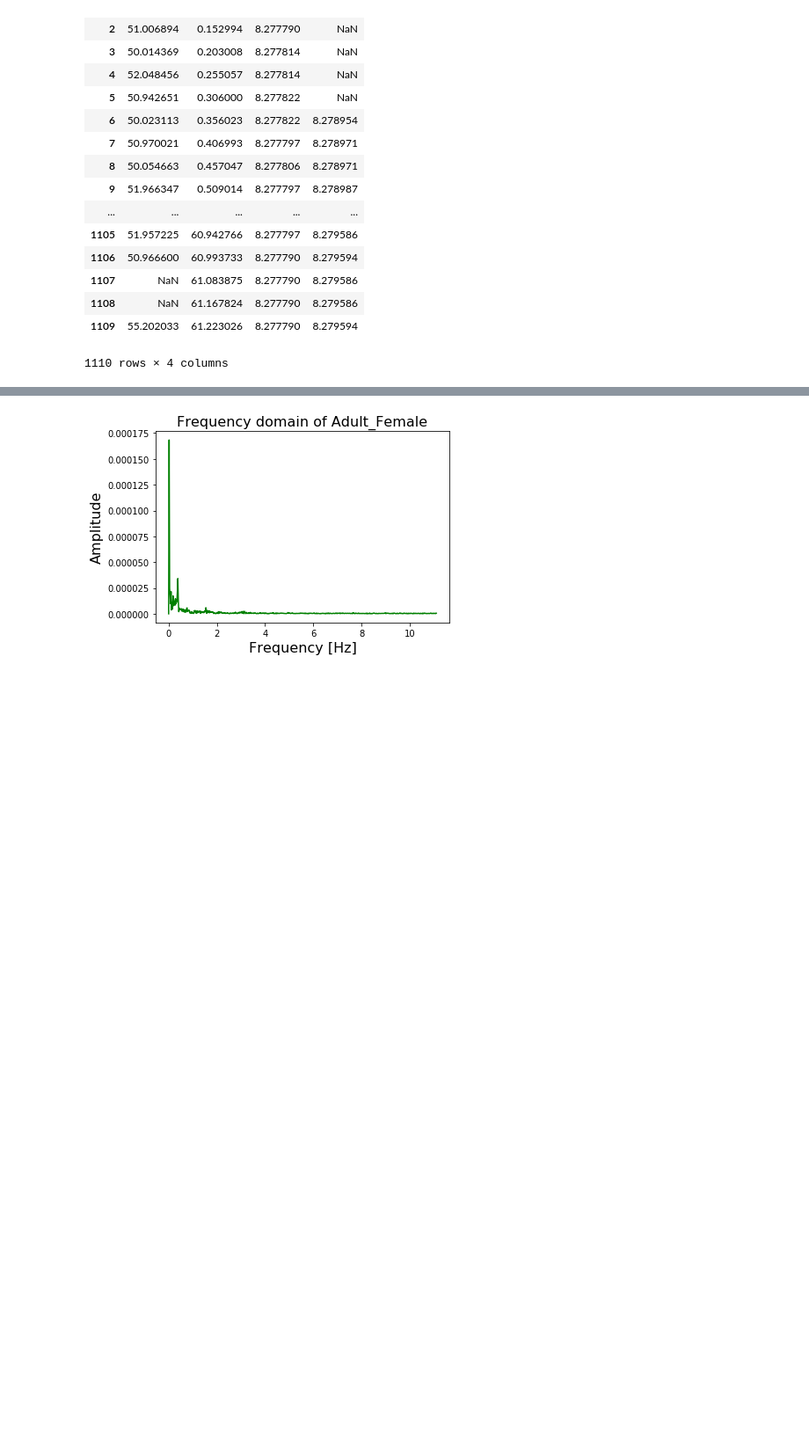
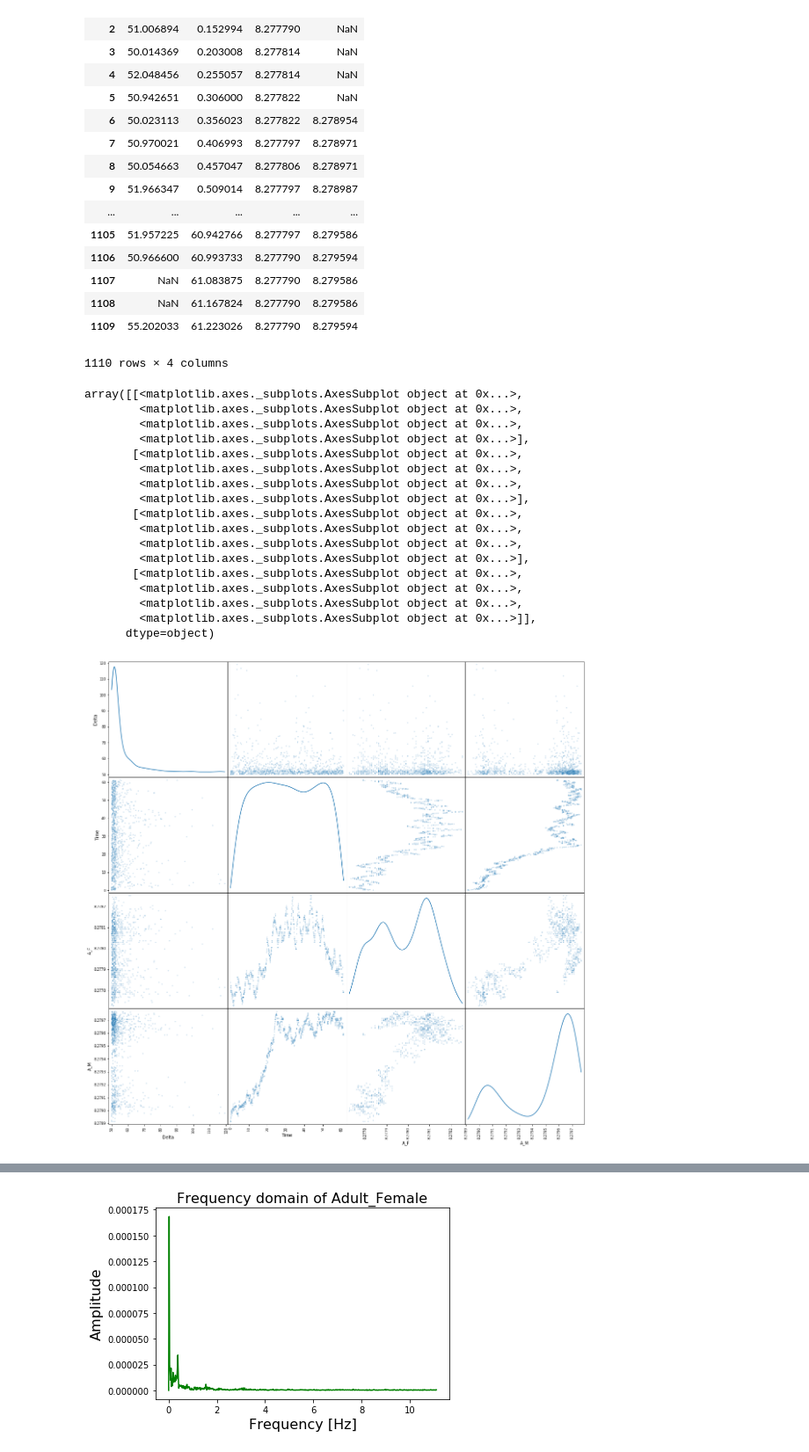
Before and after one commit to everAspiring/IOHB, a Jupyter notebook: FFT.ipynb, the cells around one changed output, grey strips where cells are left out. Shown at 88% size. Drawn from its saved outputs; the diff is of its cells as text; code cells hidden in the pictures; blank space fills up the shorter version.

```diff
--- a/FFT.ipynb
+++ b/FFT.ipynb
@@ -88,7 +88,26 @@ remove_outliers(dataset, 2)
 1110 rows × 4 columns
 # %%
 from pandas.plotting import scatter_matrix
-#scatter_matrix(dataset, alpha=0.2, figsize=(20, 20), diagonal='kde')
+scatter_matrix(dataset, alpha=0.2, figsize=(20, 20), diagonal='kde')
+# %% [output]
+array([[<matplotlib.axes._subplots.AxesSubplot object at 0x...>,
+        <matplotlib.axes._subplots.AxesSubplot object at 0x...>,
+        <matplotlib.axes._subplots.AxesSubplot object at 0x...>,
+        <matplotlib.axes._subplots.AxesSubplot object at 0x...>],
+       [<matplotlib.axes._subplots.AxesSubplot object at 0x...>,
+        <matplotlib.axes._subplots.AxesSubplot object at 0x...>,
+        <matplotlib.axes._subplots.AxesSubplot object at 0x...>,
+        <matplotlib.axes._subplots.AxesSubplot object at 0x...>],
+       [<matplotlib.axes._subplots.AxesSubplot object at 0x...>,
+        <matplotlib.axes._subplots.AxesSubplot object at 0x...>,
+        <matplotlib.axes._subplots.AxesSubplot object at 0x...>,
+        <matplotlib.axes._subplots.AxesSubplot object at 0x...>],
+       [<matplotlib.axes._subplots.AxesSubplot object at 0x...>,
+        <matplotlib.axes._subplots.AxesSubplot object at 0x...>,
+        <matplotlib.axes._subplots.AxesSubplot object at 0x...>,
+        <matplotlib.axes._subplots.AxesSubplot object at 0x...>]],
+      dtype=object)
+[figure, added]
 # %%
 signalFemale = dataset['A_F']
 signalMale = dataset['A_M']
```
Also changed, not shown: parts of 20 cells of this notebook.
